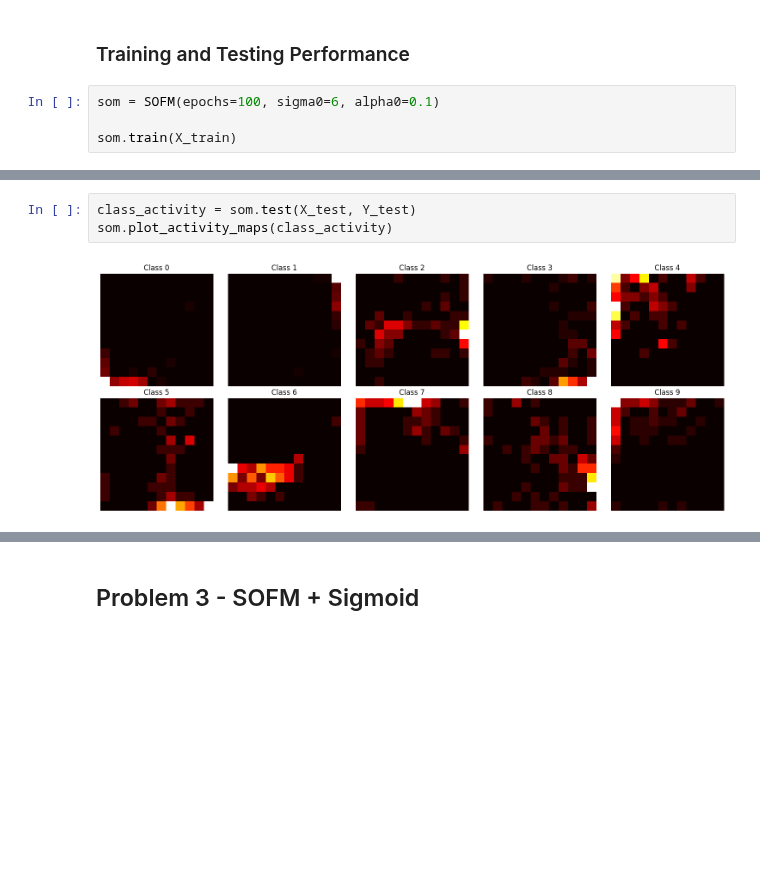
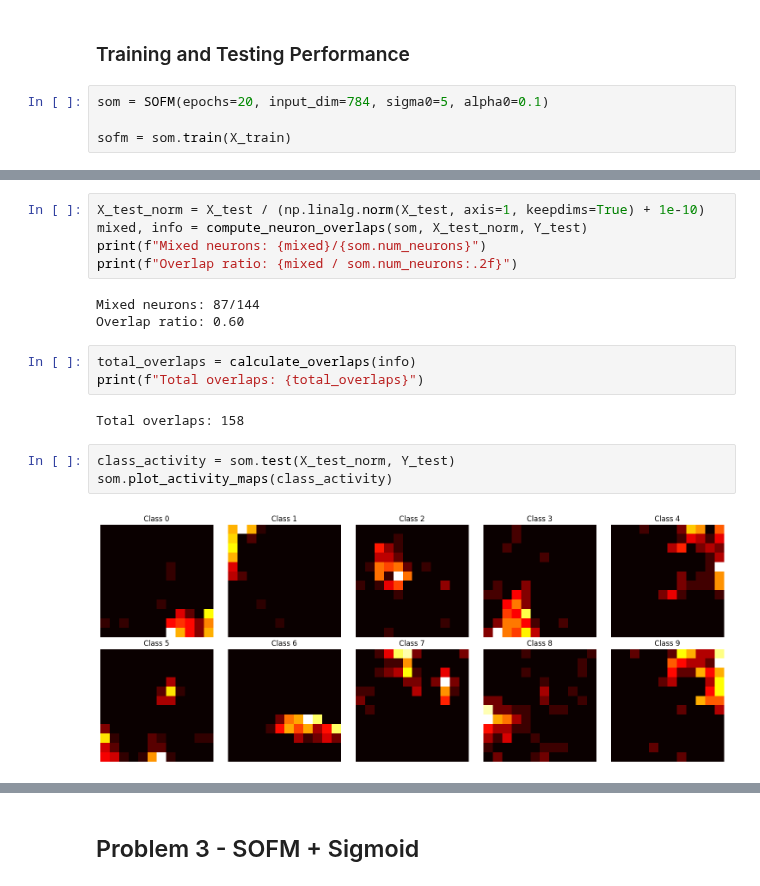
Before and after one commit to Rai1975/Intelligent_Systems, a Jupyter notebook: HW5/sofm.ipynb, the cells around one changed output, grey strips where cells are left out. Drawn from its saved outputs; the diff is of its cells as text; blank space fills up the shorter version.

```diff
--- a/HW5/sofm.ipynb
+++ b/HW5/sofm.ipynb
@@ -249,7 +259,7 @@ class SOFM:
 # %% [markdown]
 ### Training and Testing Performance
 # %%
-som = SOFM(epochs=100, sigma0=6, alpha0=0.1)
+som = SOFM(epochs=20, input_dim=784, sigma0=5, alpha0=0.1)
 
-som.train(X_train)
+sofm = som.train(X_train)
 # %% [output]
@@ -281,5 +335,18 @@ Total overlaps: 1113
+# %%
+X_test_norm = X_test / (np.linalg.norm(X_test, axis=1, keepdims=True) + 1e-10)
+mixed, info = compute_neuron_overlaps(som, X_test_norm, Y_test)
+print(f"Mixed neurons: {mixed}/{som.num_neurons}")
+print(f"Overlap ratio: {mixed / som.num_neurons:.2f}")
+# %% [output]
+Mixed neurons: 87/144
+Overlap ratio: 0.60
+# %%
+total_overlaps = calculate_overlaps(info)
+print(f"Total overlaps: {total_overlaps}")
+# %% [output]
+Total overlaps: 158
 # %%
-class_activity = som.test(X_test, Y_test)
+class_activity = som.test(X_test_norm, Y_test)
 som.plot_activity_maps(class_activity)
 # %% [output]
-[figure, old version]
+[figure, new version]
```
Also changed, not shown: parts of 17 cells of this notebook.
